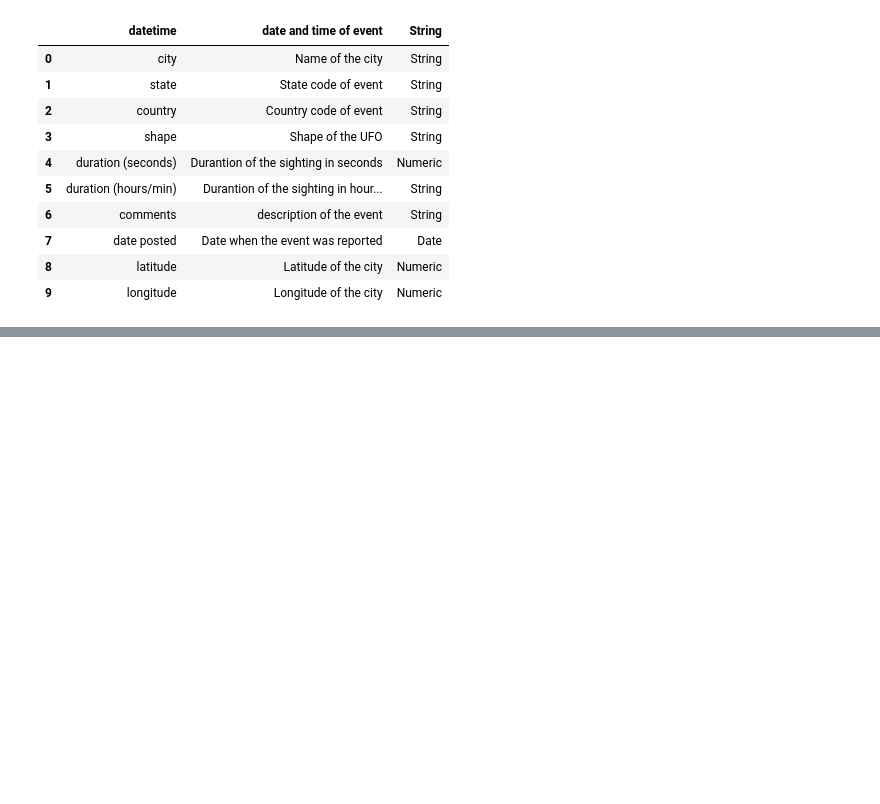
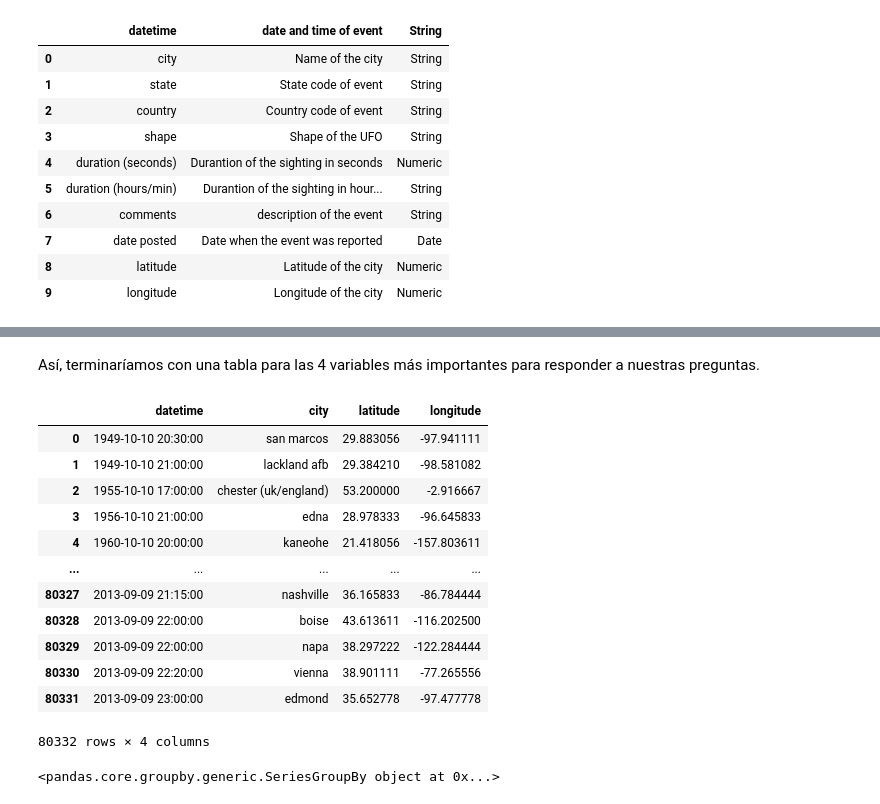
Before and after one commit to DemetrioCN/dataScientist, a Jupyter notebook: The-X-files-problem.ipynb, the cells around one changed output, grey strips where cells are left out. Drawn from its saved outputs; the diff is of its cells as text; code cells hidden in the pictures; blank space fills up the shorter version.

```diff
--- a/The-X-files-problem.ipynb
+++ b/The-X-files-problem.ipynb
@@ -36,0 +258,3 @@ dataset2
+# %%
+df['datetime'] = pd.to_datetime(df['datetime'])
+df['datetime']
@@ -36,0 +342,2 @@ dataset2
+# %%
+df['latitude'][43782] = '33.200088'
@@ -36,0 +349,3 @@ dataset2
+# %%
+df['latitude'] = pd.to_numeric(df['latitude'])
+df['latitude']
@@ -36,0 +367,3 @@ dataset2
+# %%
+df['longitude'] = df['longitude ']
+df['longitude']
@@ -36,0 +383,23 @@ dataset2
+# %% [markdown]
+Así, terminaríamos con una tabla para las 4 variables más importantes para responder a nuestras preguntas.
+# %%
+df_new = df[['datetime', 'city', 'latitude', 'longitude']]
+df_new
+# %% [output]
+|  | datetime | city | latitude | longitude |
+| 0 | 1949-10-10 20:30:00 | san marcos | 29.883056 | -97.941111 |
+| 1 | 1949-10-10 21:00:00 | lackland afb | 29.384210 | -98.581082 |
+| 2 | 1955-10-10 17:00:00 | chester (uk/england) | 53.200000 | -2.916667 |
+| 3 | 1956-10-10 21:00:00 | edna | 28.978333 | -96.645833 |
+| 4 | 1960-10-10 20:00:00 | kaneohe | 21.418056 | -157.803611 |
+| ... | ... | ... | ... | ... |
+| 80327 | 2013-09-09 21:15:00 | nashville | 36.165833 | -86.784444 |
+| 80328 | 2013-09-09 22:00:00 | boise | 43.613611 | -116.202500 |
+| 80329 | 2013-09-09 22:00:00 | napa | 38.297222 | -122.284444 |
+| 80330 | 2013-09-09 22:20:00 | vienna | 38.901111 | -77.265556 |
+| 80331 | 2013-09-09 23:00:00 | edmond | 35.652778 | -97.477778 |
+80332 rows × 4 columns
+# %%
+df_new.groupby('city')['latitude']
+# %% [output]
+<pandas.core.groupby.generic.SeriesGroupBy object at 0x...>
```
Also changed, not shown: parts of 48 cells of this notebook.
